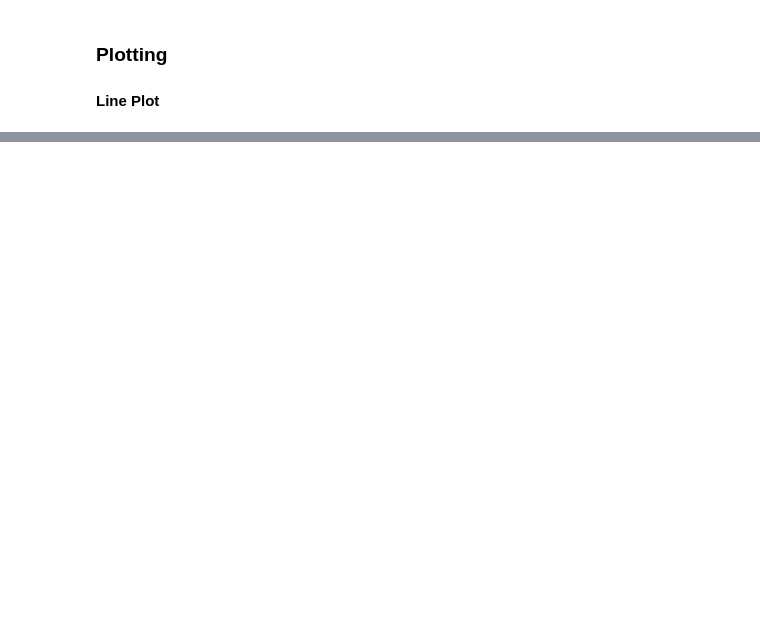
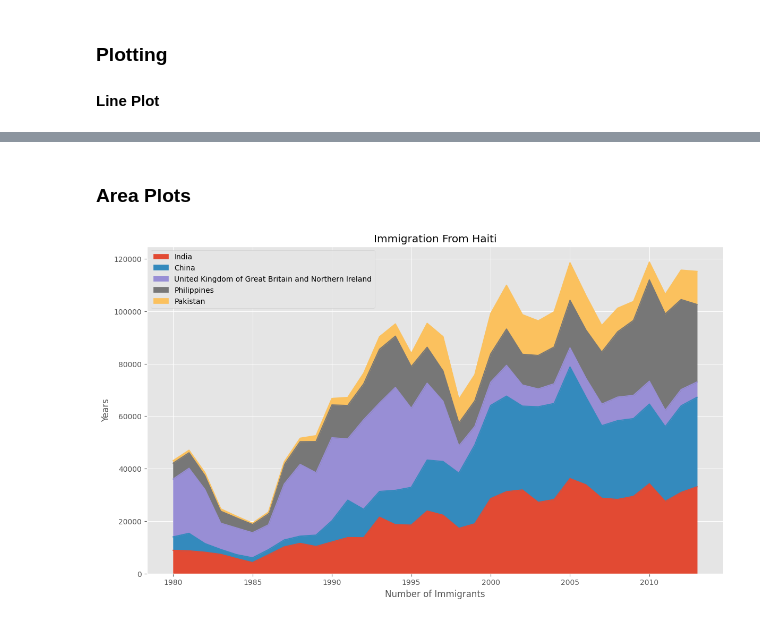
Before and after one commit to BradfordMutemi/datavisualization, a Jupyter notebook: datavisualization.ipynb, the cells around one changed output, grey strips where cells are left out. Saved outputs shown, nothing was run; the diff lists cells and outputs as text; code cells hidden in the pictures; blank space fills up the shorter version.

```diff
--- a/datavisualization.ipynb
+++ b/datavisualization.ipynb
@@ -61,0 +103,20 @@ df_can.head()
+# %% [markdown]
+### Area Plots
+# %%
+# Plotting top 5 countries with most immigrants
+
+# Selecting data
+top_5 = df_can.sort_values(by='TotalImm', ascending=False)[:5]
+
+# Transpose the data since matplotlib plots indices on the horizontal line
+top_5 = top_5.loc[top_5.index, years].T
+
+# Plotting the data
+top_5.plot(kind='area', figsize=(14,8))
+plt.title('Immigration From Haiti')
+plt.xlabel('Number of Immigrants')
+plt.ylabel('Years')
+
+plt.show()
+# %% [output]
+[figure, added]
```
Also changed, not shown: parts of 19 cells of this notebook.
